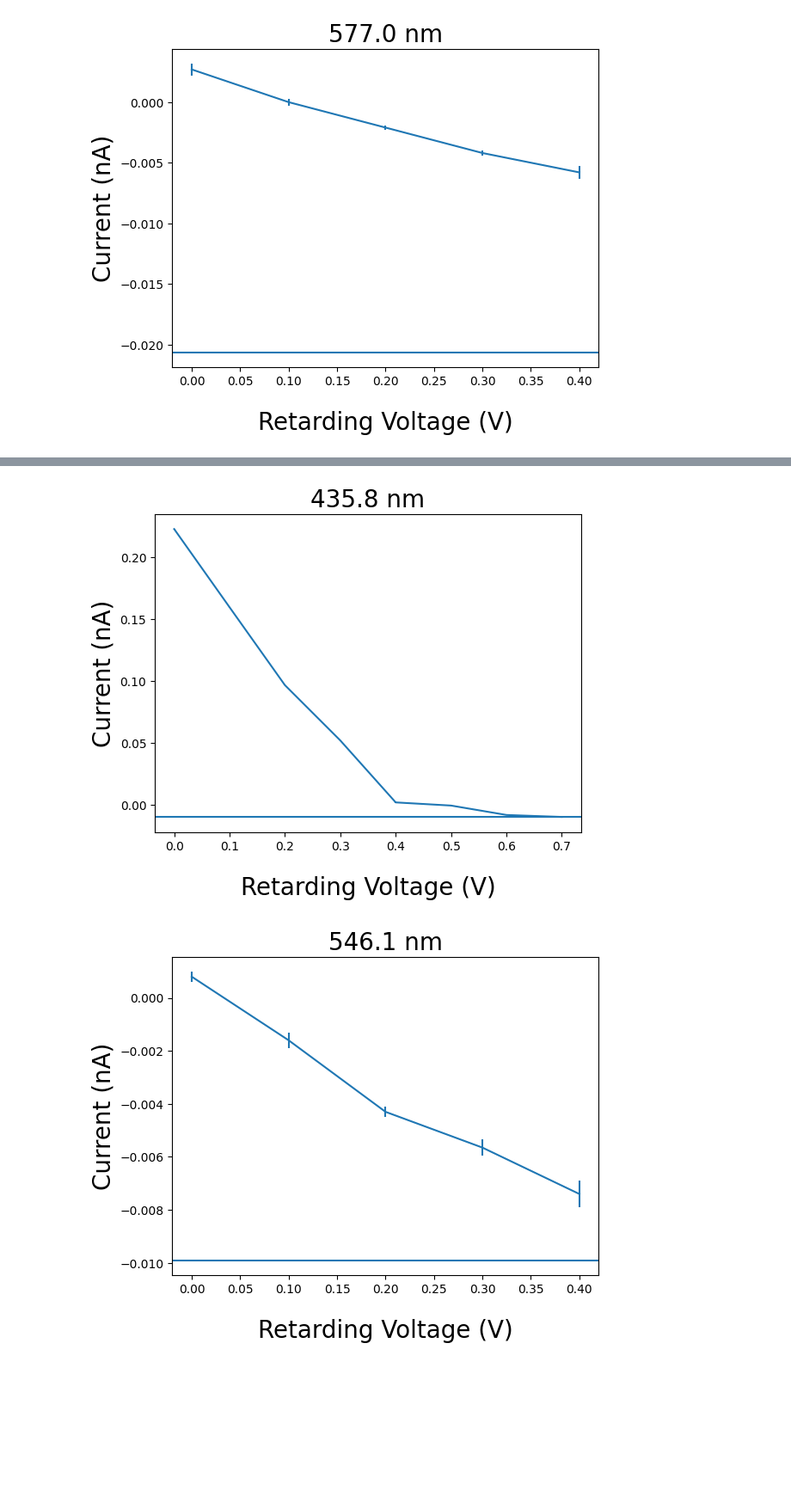
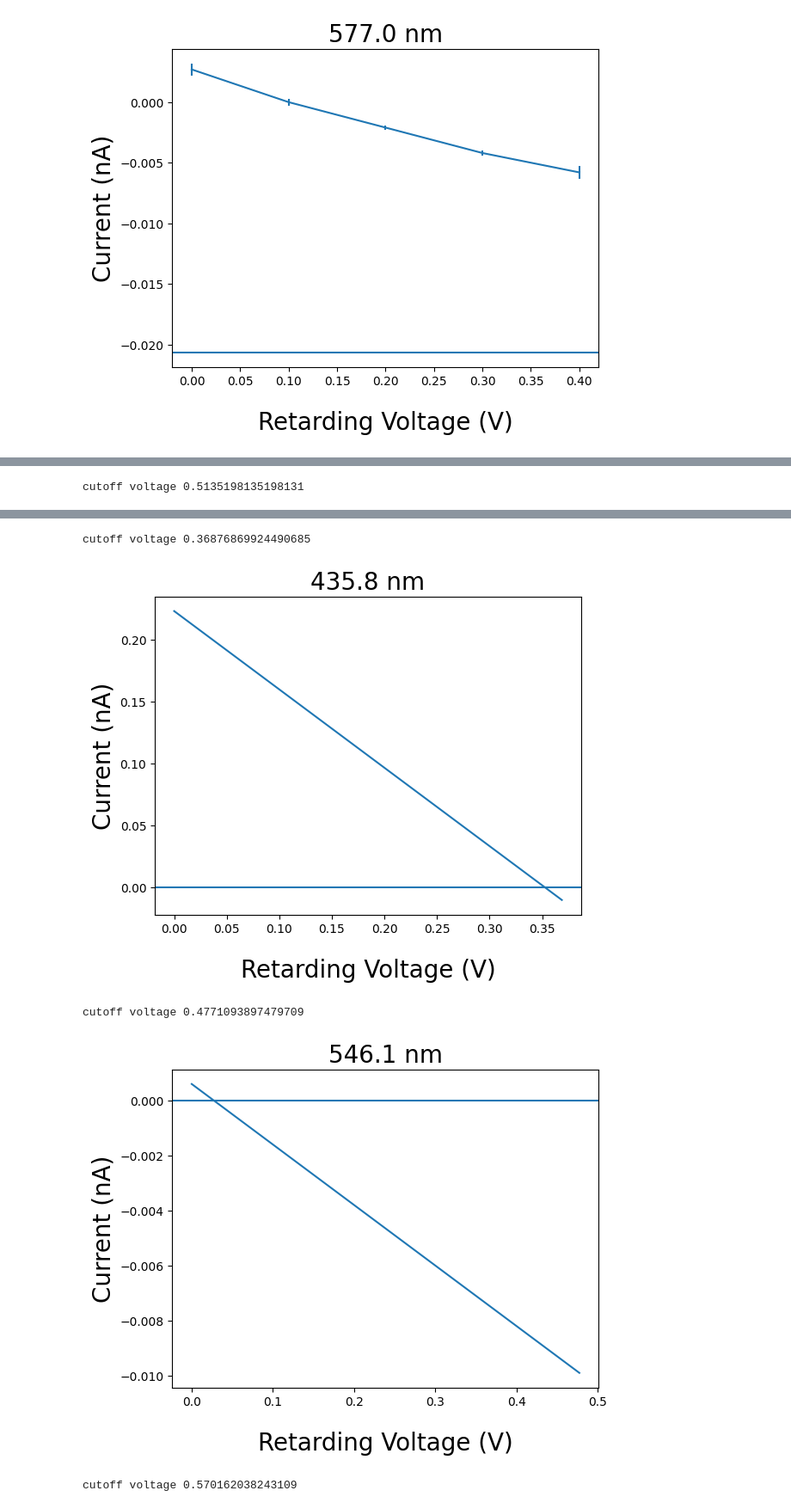
Before and after one commit to Snowton/jlab, a Jupyter notebook: photoelectric/analysis.ipynb, the cells around one changed output, grey strips where cells are left out. Shown at 86% size. Cells and saved outputs as stored; diff of their text form; code cells hidden in the pictures; blank space fills up the shorter version.

```diff
--- a/photoelectric/analysis.ipynb
+++ b/photoelectric/analysis.ipynb
@@ -129,7 +130,7 @@ plt.ylabel(r'Least Observed Current (nA)', fontsize=15)
 Text(0, 0.5, 'Least Observed Current (nA)')
 [figure]
 # %%
-for freq_ind in range(len(freqs)):
+for freq_ind in range(len(wvlns)):
     xs = [volt for volt, currs in volt_currs if len(currs) > freq_ind]
     ys = [currs[freq_ind][0] for volt, currs in volt_currs if len(currs) > freq_ind]
     errs = [currs[freq_ind][1] for volt, currs in volt_currs if len(currs) > freq_ind]
@@ -137,10 +138,10 @@ for freq_ind in range(len(freqs)):
     # plt.plot(xs, ys)
     plt.errorbar(xs, ys, yerr=errs)
 
-    plt.title(f'{freqs[freq_ind]} nm', fontsize=20)
+    plt.title(f'{wvlns[freq_ind]} nm', fontsize=20)
     plt.xlabel(r'Retarding Voltage (V)', fontsize=20, labelpad=20)
     plt.ylabel(r'Current (nA)', fontsize=20)
-    plt.axhline(y=freqs[freq_ind] * ( popt[1]) + popt[0])
+    plt.axhline(y=wvlns[freq_ind] * ( popt[1]) + popt[0])
     plt.show()
 # %% [output]
 [figure]
@@ -151,5 +179,5 @@ for freq_ind in range(len(freqs)):
 # %%
-for freq_ind in range(len(freqs)):
+for freq_ind in range(len(wvlns)):
     xs = [volt for volt, currs in volt_currs if len(currs) > freq_ind]
     ys = [currs[freq_ind][0] for volt, currs in volt_currs if len(currs) > freq_ind]
     errs = [currs[freq_ind][1] for volt, currs in volt_currs if len(currs) > freq_ind]
@@ -157,12 +185,10 @@ for freq_ind in range(len(freqs)):
     # plt.plot(xs, ys)
     plt.errorbar(xs, ys, yerr=errs)
 
-    plt.title(f'All frequencies', fontsize=20)
+    plt.title(f'{wvlns[freq_ind]} nm', fontsize=20)
     plt.xlabel(r'Retarding Voltage (V)', fontsize=20, labelpad=20)
     plt.ylabel(r'Current (nA)', fontsize=20)
-    # plt.axhline(y=freqs[freq_ind] * ( popt[1]) + popt[0])
-    # plt.show()
-
-# plt.axhline(y=sum(mins)/len(mins))
-plt.axhline(y=min(mins))
+    plt.axhline(y=min(mins))
+    # plt.axhline(y=sum(mins)/len(mins))
+    plt.show()
 # %% [output]
@@ -171,16 +200,50 @@ plt.axhline(y=min(mins))
 # %%
-for freq_ind in range(len(freqs)):
+linear_reach_min_of_mins = []
+linear_reach_min_of_mins_errs = []
+reach_personal_min = []
+reach_personal_min_errs = []
+
+for freq_ind in range(len(wvlns)):
     xs = [volt for volt, currs in volt_currs if len(currs) > freq_ind]
     ys = [currs[freq_ind][0] for volt, currs in volt_currs if len(currs) > freq_ind]
     errs = [currs[freq_ind][1] for volt, currs in volt_currs if len(currs) > freq_ind]
 
     # plt.plot(xs, ys)
-    plt.errorbar(xs, ys, yerr=errs)
+    # plt.errorbar(xs, ys, yerr=errs)
 
-    plt.title(f'{freqs[freq_ind]} nm', fontsize=20)
+    if freq_ind < 3:
+        xsf = xs[:3]
+        ysf = ys[:3]
+        errsf = errs[:3]
+    else:
+        xsf = xs
+        ysf = ys
+        errsf = errs
+
+    xsf = np.array(xsf)
+    ysf = np.array(ysf)
+    errsf = np.array(errsf)
+    popt, perr, chisq, yfit = fitlin(xsf, ysf, errsf)
+    cutoff = (min(mins) - popt[0]) / popt[1]
+    pxs = np.append(xsf, cutoff)
+    plt.plot(pxs, pxs * popt[1] + popt[0])
+    linear_reach_min_of_mins += [cutoff]
+    linear_reach_min_of_mins_errs += [((minminserr + perr[0]) / abs(min(mins) - popt[0]) + perr[1] / abs(popt[1])) * abs(cutoff)]
+    print("cutoff voltage", cutoff)
+
+    if freq_ind < 3:
+        val = (min(ys) - popt[0]) / popt[1]
+        reach_personal_min += [val]
+        reach_personal_min_errs += [((errs[ys.index(min(ys))] + perr[0]) / abs(min(ys) - popt[0]) + perr[1] / abs(popt[1])) * abs(val)]
+    else:
+        reach_personal_min += [xs[-1]]
+        reach_personal_min_errs += [0.02]
+
+    plt.title(f'{wvlns[freq_ind]} nm', fontsize=20)
     plt.xlabel(r'Retarding Voltage (V)', fontsize=20, labelpad=20)
     plt.ylabel(r'Current (nA)', fontsize=20)
-    plt.axhline(y=min(mins))
+    # plt.axhline(y=min(mins))
+    plt.axhline(y=0)
     # plt.axhline(y=sum(mins)/len(mins))
     plt.show()
 # %% [output]
@@ -187,0 +252 @@ for freq_ind in range(len(freqs)):
+cutoff voltage 0.5135198135198131
@@ -189,2 +254,5 @@ for freq_ind in range(len(freqs)):
+cutoff voltage 0.36876869924490685
-[figure, old version]
+[figure, new version]
+cutoff voltage 0.4771093897479709
-[figure, old version]
+[figure, new version]
+cutoff voltage 0.570162038243109
```
Also changed, not shown: parts of 18 cells of this notebook, 9 other files.
